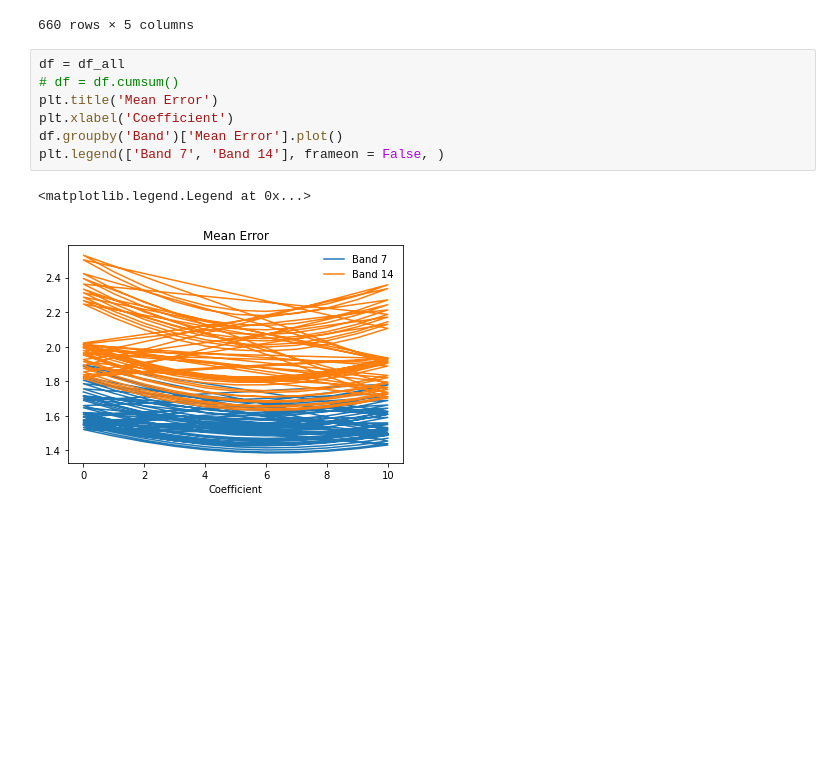
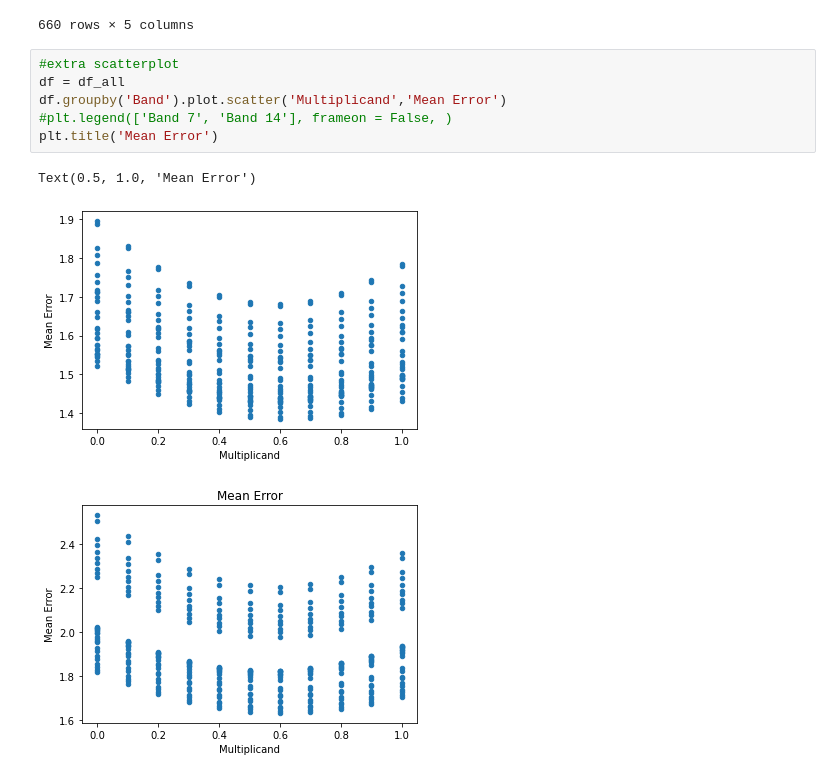
Before and after one commit to ccny-glasslab/Fires, a Jupyter notebook: JC_laplace_multiplicand.ipynb, the cells around one changed output. Cells and saved outputs as stored; diff of their text form; blank space fills up the shorter version.

```diff
--- a/JC_laplace_multiplicand.ipynb
+++ b/JC_laplace_multiplicand.ipynb
@@ -137,12 +71,12 @@ df_all
 | 10 | TIFF_Files/CampFire/GOES-17_ABI_R... | 07 | 1.0 | 1.470629 | 1.946674 |
 660 rows × 5 columns
 # %%
+#extra scatterplot
 df = df_all
-# df = df.cumsum()
+df.groupby('Band').plot.scatter('Multiplicand','Mean Error')
+#plt.legend(['Band 7', 'Band 14'], frameon = False, )
 plt.title('Mean Error')
-plt.xlabel('Coefficient')
-df.groupby('Band')['Mean Error'].plot()
-plt.legend(['Band 7', 'Band 14'], frameon = False, )
 # %% [output]
-<matplotlib.legend.Legend at 0x...>
+Text(0.5, 1.0, 'Mean Error')
-[figure, old version]
+[figure, new version]
+[figure, added]
```
Also changed, not shown: parts of 8 cells of this notebook.
